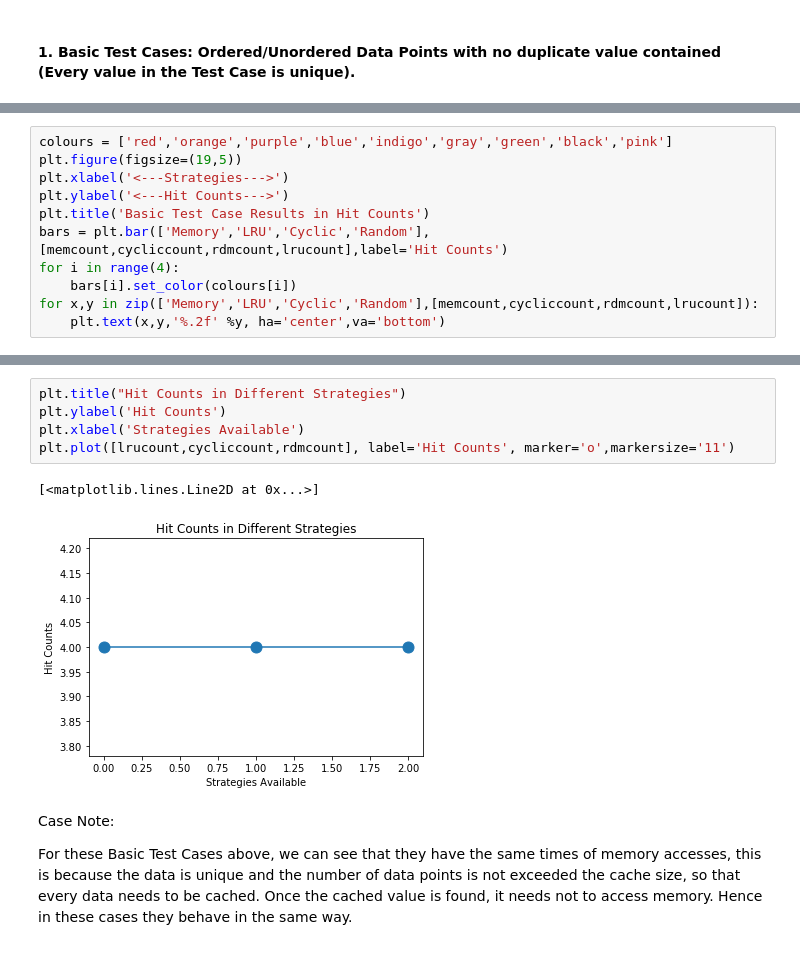
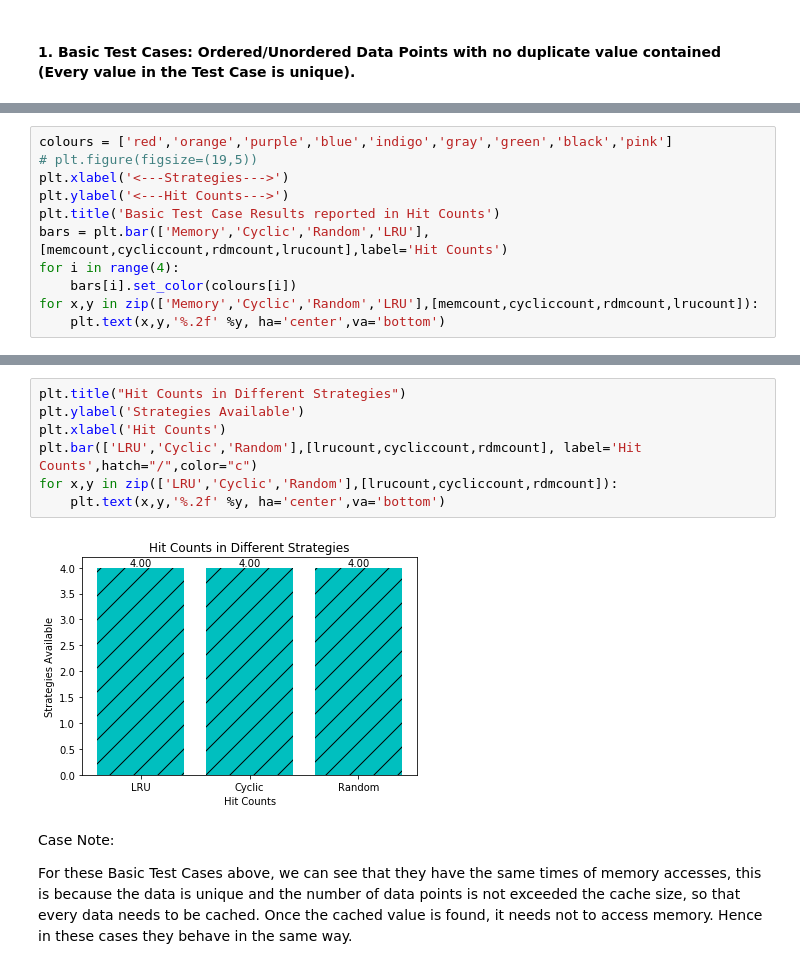
Before and after one commit to Weicheng783/COMP15212_g28738wa, a Jupyter notebook: experiment/15212CW2.ipynb, the cells around one changed output, grey strips where cells are left out. Drawn from its saved outputs; the diff is of its cells as text.

```diff
--- a/experiment/15212CW2.ipynb
+++ b/experiment/15212CW2.ipynb
@@ -75,13 +70,13 @@ Cyclic memory Hits: 1000
 Random memory Hits: 1000
 # %%
 colours = ['red','orange','purple','blue','indigo','gray','green','black','pink']
-plt.figure(figsize=(19,5))
+# plt.figure(figsize=(19,5))
 plt.xlabel('<---Strategies--->')
 plt.ylabel('<---Hit Counts--->')
-plt.title('Basic Test Case Results in Hit Counts')
-bars = plt.bar(['Memory','LRU','Cyclic','Random'],[memcount,cycliccount,rdmcount,lrucount],label='Hit Counts')
+plt.title('Basic Test Case Results reported in Hit Counts')
+bars = plt.bar(['Memory','Cyclic','Random','LRU'],[memcount,cycliccount,rdmcount,lrucount],label='Hit Counts')
 for i in range(4):
     bars[i].set_color(colours[i])
-for x,y in zip(['Memory','LRU','Cyclic','Random'],[memcount,cycliccount,rdmcount,lrucount]):
+for x,y in zip(['Memory','Cyclic','Random','LRU'],[memcount,cycliccount,rdmcount,lrucount]):
     plt.text(x,y,'%.2f' %y, ha='center',va='bottom')
 # %% [output]
@@ -121,12 +116,13 @@ Cyclic memory Hits: 4
 Random memory Hits: 4
 # %%
 plt.title("Hit Counts in Different Strategies")
-plt.ylabel('Hit Counts')
-plt.xlabel('Strategies Available')
-plt.plot([lrucount,cycliccount,rdmcount], label='Hit Counts', marker='o',markersize='11')
+plt.ylabel('Strategies Available')
+plt.xlabel('Hit Counts')
+plt.bar(['LRU','Cyclic','Random'],[lrucount,cycliccount,rdmcount], label='Hit Counts',hatch="/",color="c")
+for x,y in zip(['LRU','Cyclic','Random'],[lrucount,cycliccount,rdmcount]):
+    plt.text(x,y,'%.2f' %y, ha='center',va='bottom')
 # %% [output]
-[<matplotlib.lines.Line2D at 0x...>]
-[figure, old version]
+[figure, new version]
 # %% [markdown]
 <p>Case Note:</p>
 <p>For these Basic Test Cases above, we can see that they have the same times of memory accesses, this is because the data is unique and the number of data points is not exceeded the cache size, so that every data needs to be cached. Once the cached value is found, it needs not to access memory. Hence in these cases they behave in the same way.</p>
```
Also changed, not shown: parts of 15 cells of this notebook.
